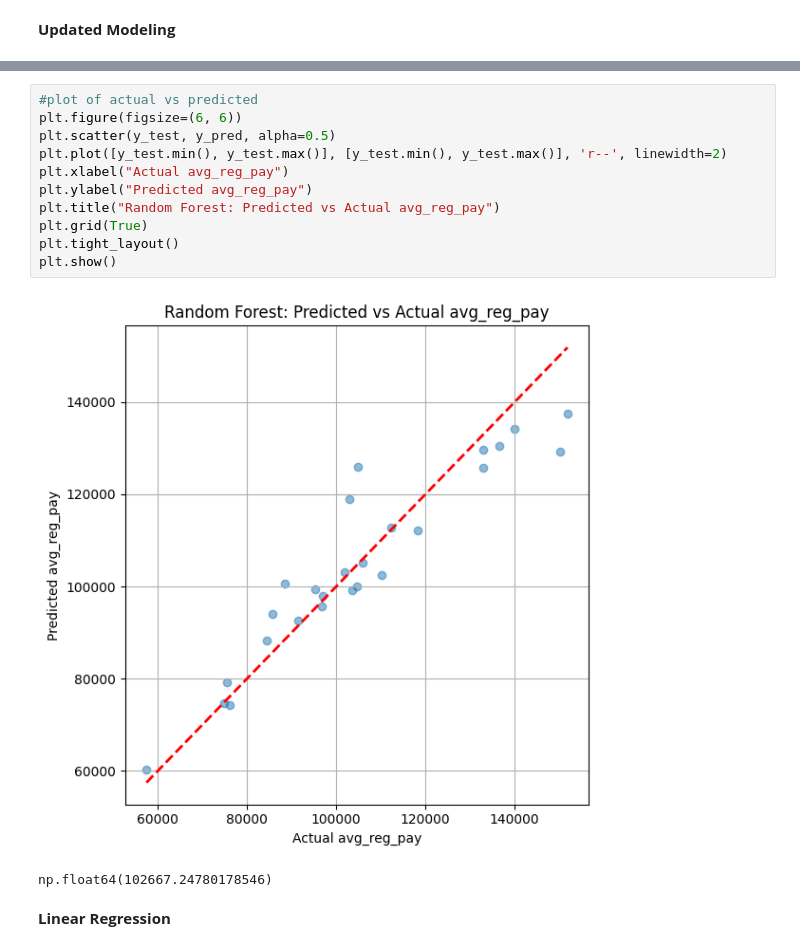
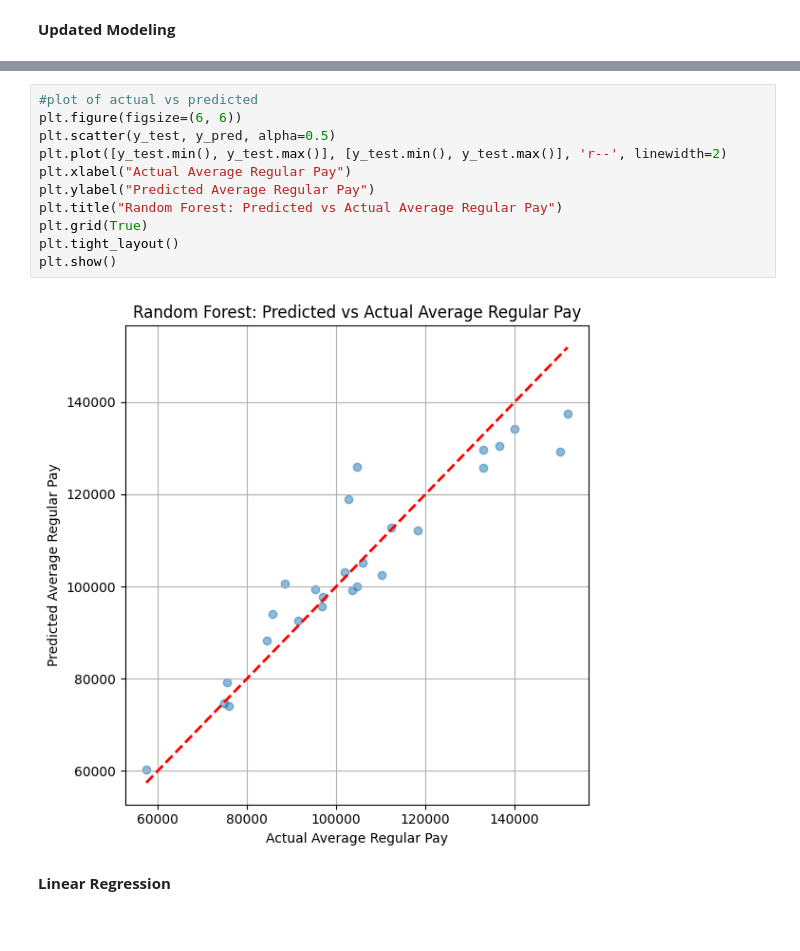
Before and after one commit to nilsberzins/stat-405-final, a Jupyter notebook: EDA405.ipynb, the cells around one changed output, grey strips where cells are left out. Cells and saved outputs as stored; diff of their text form.

```diff
--- a/EDA405.ipynb
+++ b/EDA405.ipynb
@@ -593,16 +541,15 @@ RMSE: 8522.188004882346
 # %%
 #plot of actual vs predicted
 plt.figure(figsize=(6, 6))
 plt.scatter(y_test, y_pred, alpha=0.5)
 plt.plot([y_test.min(), y_test.max()], [y_test.min(), y_test.max()], 'r--', linewidth=2)
-plt.xlabel("Actual avg_reg_pay")
-plt.ylabel("Predicted avg_reg_pay")
-plt.title("Random Forest: Predicted vs Actual avg_reg_pay")
+plt.xlabel("Actual Average Regular Pay")
+plt.ylabel("Predicted Average Regular Pay")
+plt.title("Random Forest: Predicted vs Actual Average Regular Pay")
 plt.grid(True)
 plt.tight_layout()
 plt.show()
 # %% [output]
-[figure, old version]
+[figure, new version]
-np.float64(102667.24780178546)
 # %% [markdown]
 **Linear Regression**
```
Also changed, not shown: parts of 19 cells of this notebook.
